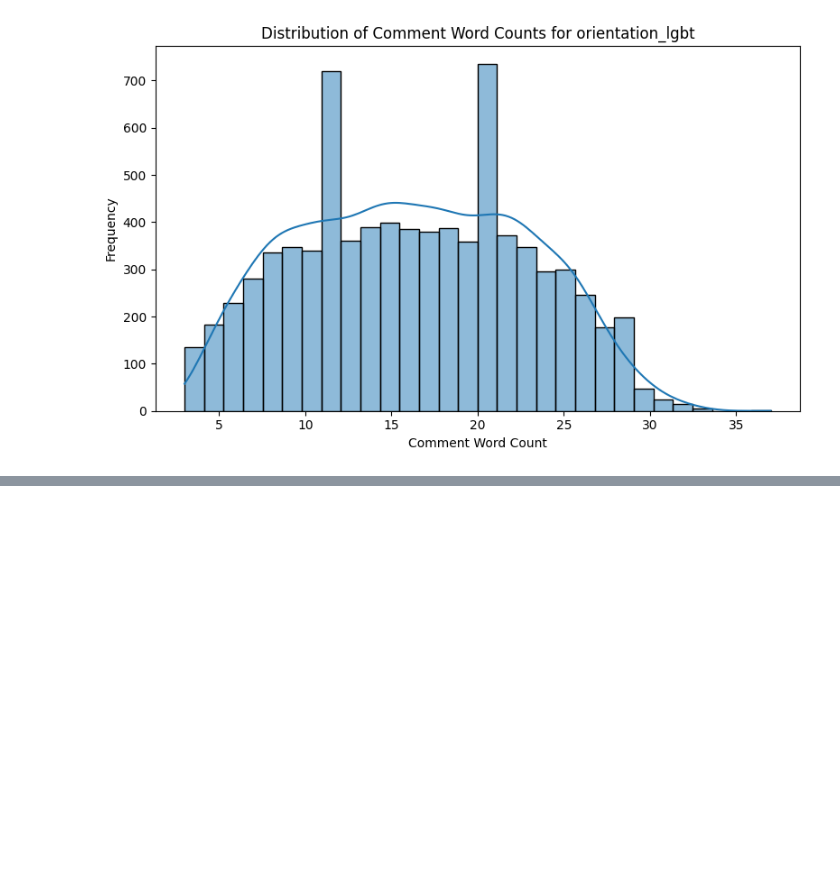
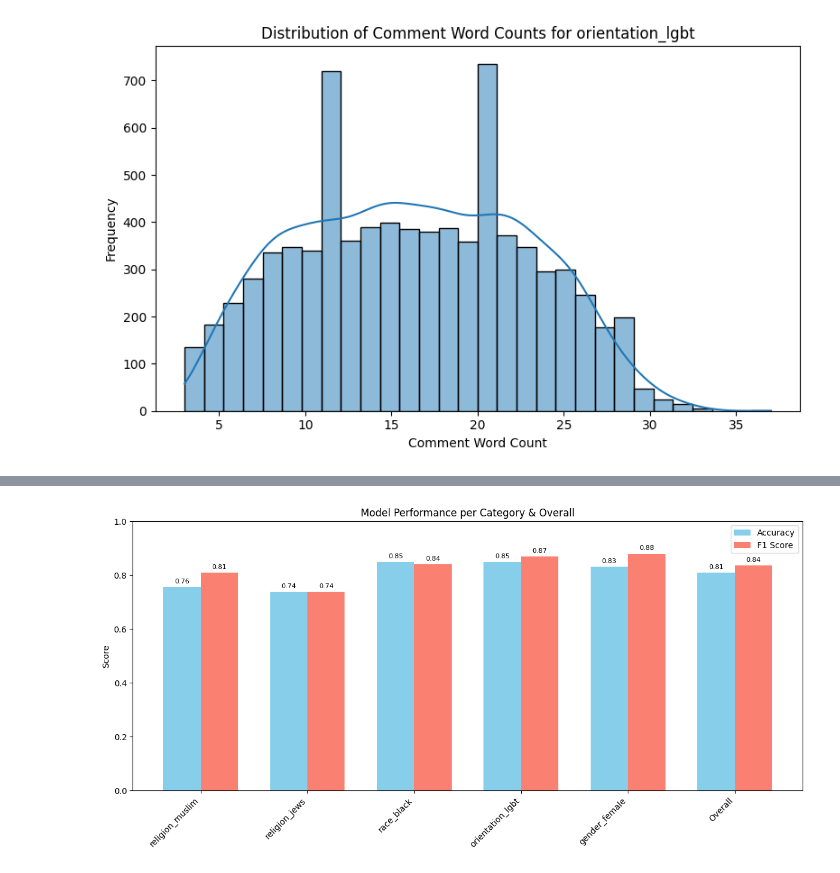
Before and after one commit to meta1C-btt/language-bias, a Jupyter notebook: mainAnalysis.ipynb, the cells around one changed output, grey strips where cells are left out. Drawn from its saved outputs; the diff is of its cells as text; code cells hidden in the pictures; blank space fills up the shorter version.

```diff
--- a/mainAnalysis.ipynb
+++ b/mainAnalysis.ipynb
@@ -235,0 +346,7 @@ Eval:  2299 (20.0%)
+# %%
+import torch
+from transformers import BertForSequenceClassification, Trainer, TrainingArguments
+import itertools
+
+# --- Model ---
+model = BertForSequenceClassification.from_pretrained("bert-base-uncased", num_labels=2)
@@ -235,0 +429,12 @@ Eval:  2299 (20.0%)
+# %%
+def evaluate_by_category(ds, category_col):
+    results = {}
+    for cat in ds.unique(category_col):
+        subset = ds.filter(lambda x: x[category_col] == cat)
+        metrics = trainer.evaluate(subset)
+        results[cat] = metrics
+    return results
+
+category_bias_metrics = evaluate_by_category(eval_ds, "category")
+for cat, m in category_bias_metrics.items():
+    print(f"{cat}: Accuracy={m['eval_accuracy']:.3f}, F1={m['eval_f1']:.3f}")
@@ -235,0 +512,36 @@ Eval:  2299 (20.0%)
+# %%
+overall_metrics = metrics_eval
+overall_acc = overall_metrics['eval_accuracy']
+overall_f1 = overall_metrics['eval_f1']
+
+categories = list(category_bias_metrics.keys()) + ['Overall']
+accuracies = [category_bias_metrics[cat]['eval_accuracy'] for cat in category_bias_metrics] + [overall_acc]
+f1_scores = [category_bias_metrics[cat]['eval_f1'] for cat in category_bias_metrics] + [overall_f1]
+
+x = np.arange(len(categories))
+width = 0.35
+
+fig, ax = plt.subplots(figsize=(12, 6))
+rects1 = ax.bar(x - width/2, accuracies, width, label='Accuracy', color='skyblue')
+rects2 = ax.bar(x + width/2, f1_scores, width, label='F1 Score', color='salmon')
+
+ax.set_ylabel('Score')
+ax.set_title('Model Performance per Category & Overall')
+ax.set_xticks(x)
+ax.set_xticklabels(categories, rotation=45, ha='right')
+ax.set_ylim(0, 1)
+ax.legend()
+
+for rects in [rects1, rects2]:
+    for rect in rects:
+        height = rect.get_height()
+        ax.annotate(f'{height:.2f}',
+                    xy=(rect.get_x() + rect.get_width()/2, height),
+                    xytext=(0, 3),
+                    textcoords="offset points",
+                    ha='center', va='bottom', fontsize=8)
+
+plt.tight_layout()
+plt.show()
+# %% [output]
+[figure, added]
```
Also changed, not shown: parts of 25 cells of this notebook.
